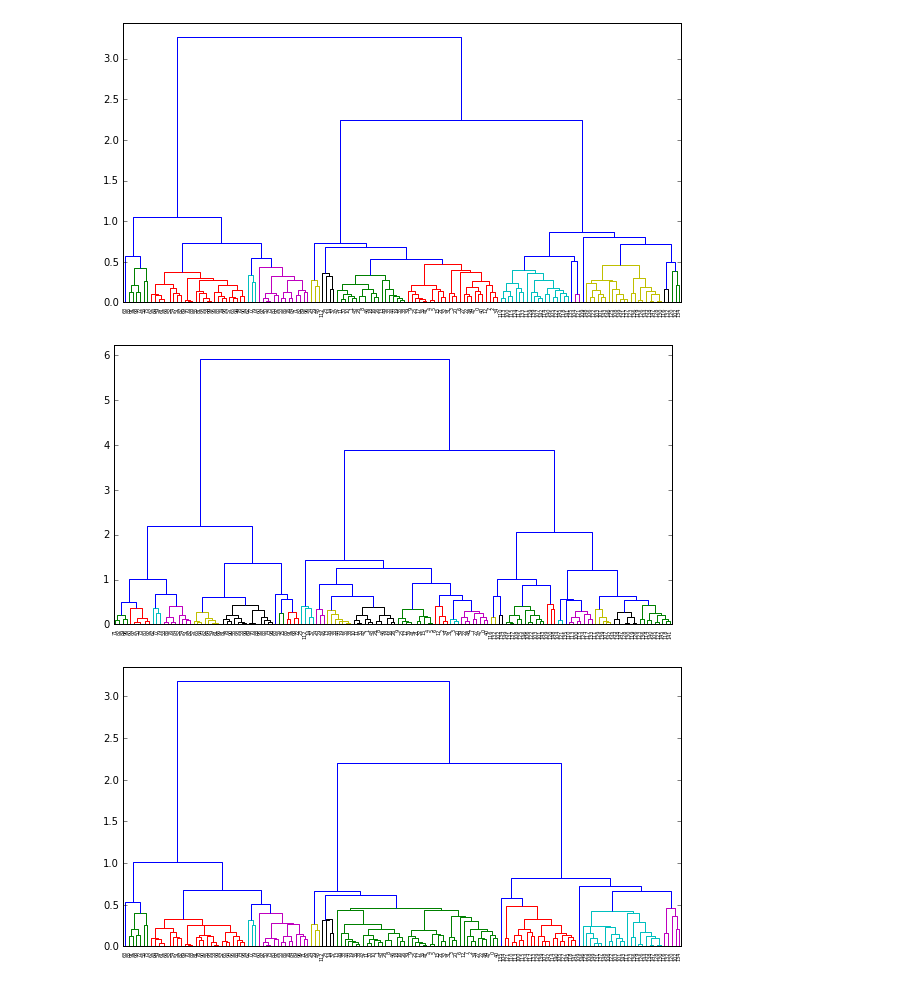
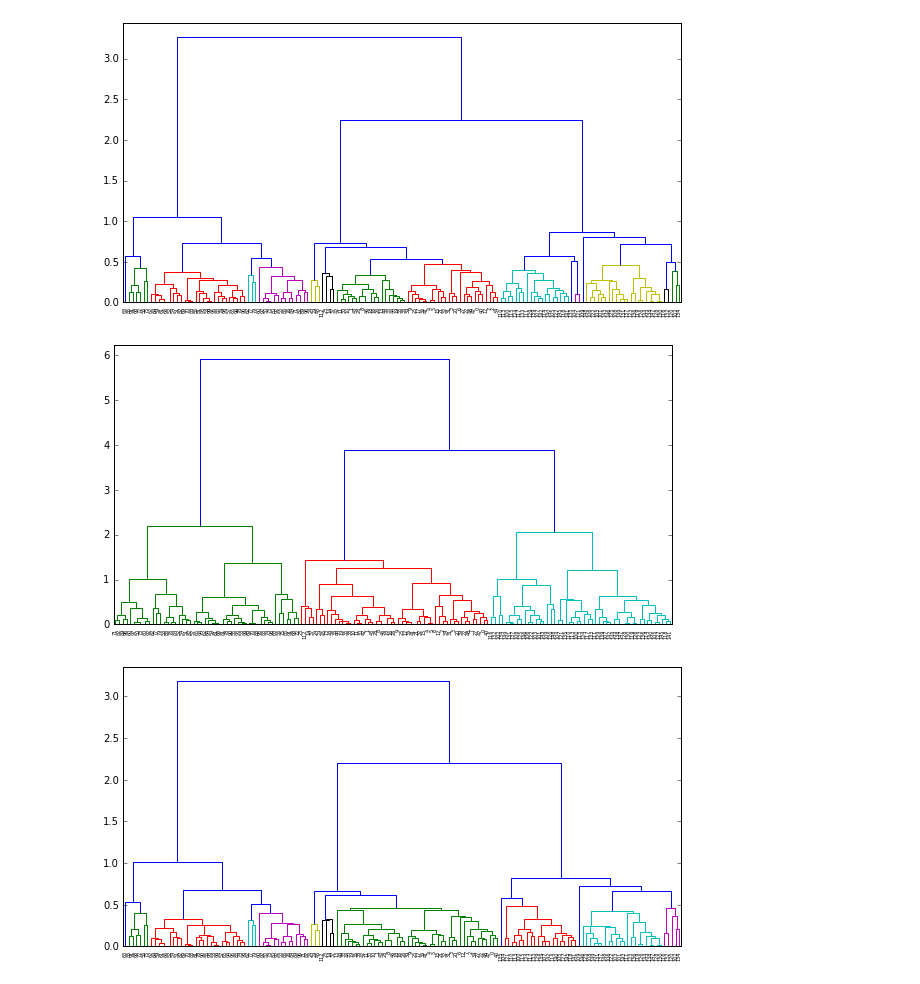
Before and after one commit to nikita270a/DS_lecs, a Jupyter notebook: sem_5/class_5.ipynb, the cells around one changed output. Drawn from its saved outputs; the diff is of its cells as text; code cells hidden in the pictures.

```diff
--- a/sem_5/class_5.ipynb
+++ b/sem_5/class_5.ipynb
@@ -191,26 +216,26 @@ dn = hierarchy.dendrogram(Z, color_threshold=0.5)
 # %%
 from scipy.cluster import hierarchy
 from scipy.spatial.distance import pdist
 
 X = np.zeros((150, 2))
 
 np.random.seed(seed=42)
 X[:50, 0] = np.random.normal(loc=0.0, scale=.3, size=50)
 X[:50, 1] = np.random.normal(loc=0.0, scale=.3, size=50)
 
 X[50:100, 0] = np.random.normal(loc=2.0, scale=.5, size=50)
 X[50:100, 1] = np.random.normal(loc=-1.0, scale=.2, size=50)
 
 X[100:150, 0] = np.random.normal(loc=-1.0, scale=.2, size=50)
 X[100:150, 1] = np.random.normal(loc=2.0, scale=.5, size=50)
 
 distance_mat = pdist(X) # pdist посчитает нам верхний треугольник матрицы попарных расстояний
 
 Z = hierarchy.linkage(distance_mat, 'complete') # linkage — реализация агломеративного алгоритма
 plt.figure(figsize=(10, 5))
-dn = hierarchy.dendrogram(Z, color_threshold=0.5)
+dn = hierarchy.dendrogram(Z, color_threshold=3)
 # %% [output]
-[figure, old version]
+[figure, new version]
 # %%
 from scipy.cluster import hierarchy
 from scipy.spatial.distance import pdist
```
Also changed, not shown: parts of 24 cells of this notebook, 1 other file.
